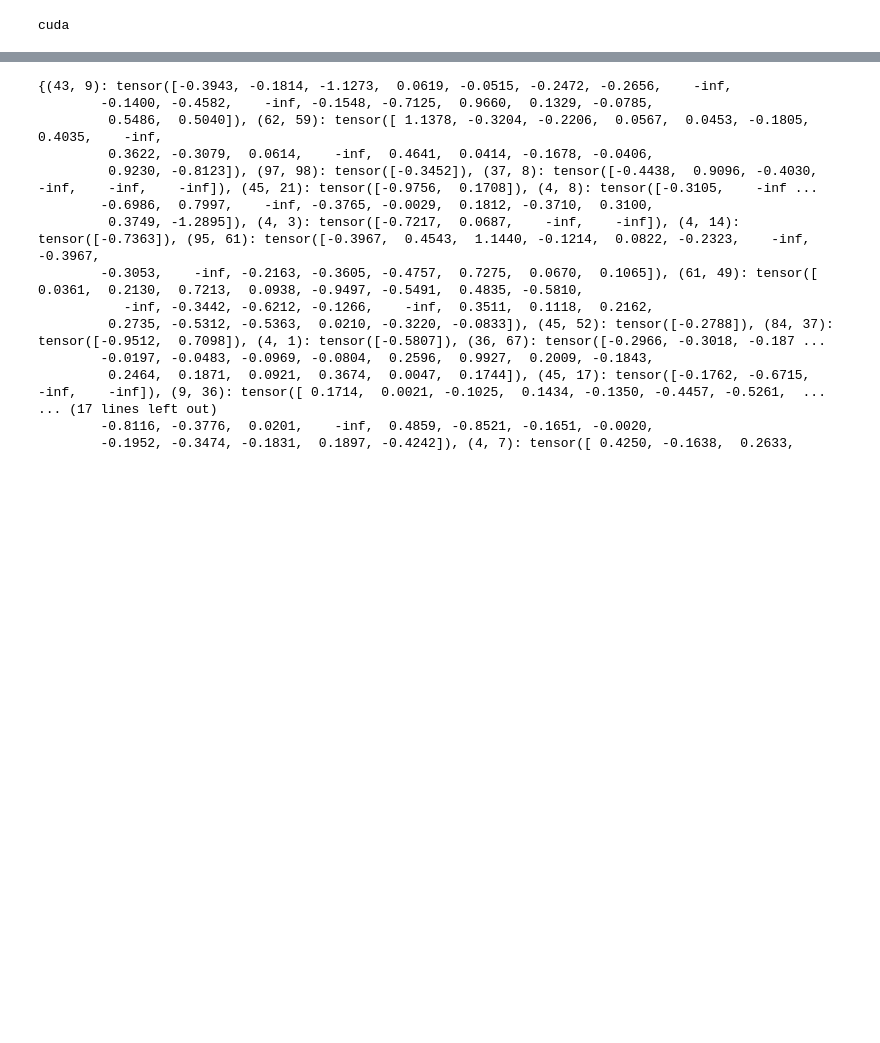
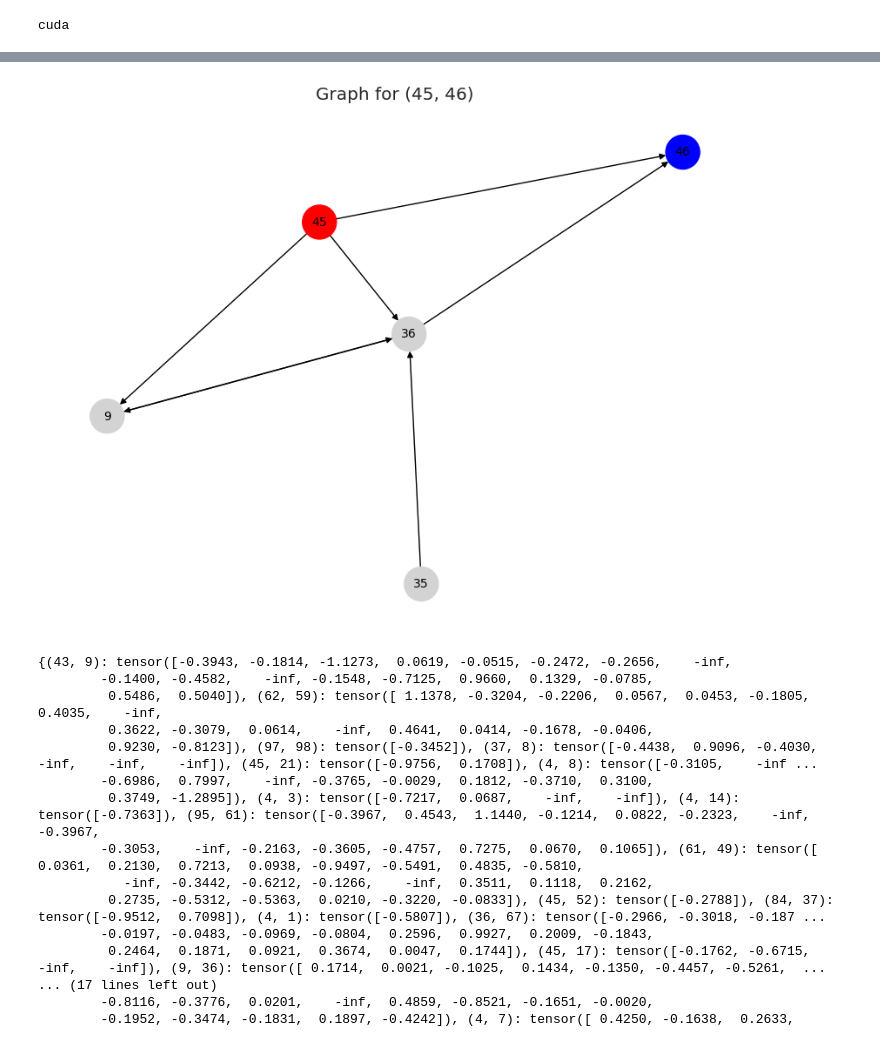
Before and after one commit to younggun339/PGELink, a Jupyter notebook: page-link-path-based-gnn-explanation/test_explanations-no_ground_truth.ipynb, the cells around one changed output, grey strips where cells are left out. Cells and saved outputs as stored; diff of their text form; code cells hidden in the pictures; blank space fills up the shorter version.

Commit message:
플롯 과정이면 크게 다를게 없는데 경로 그래프가 왜이리 작지 싶었는데 valid ratio... 때문이었다..........

```diff
--- a/page-link-path-based-gnn-explanation/test_explanations-no_ground_truth.ipynb
+++ b/page-link-path-based-gnn-explanation/test_explanations-no_ground_truth.ipynb
@@ -134,3 +157,50 @@ defaultdict(<class 'list'>, {})
+# %%
+import networkx as nx
+import matplotlib.pyplot as plt
+import dgl
+def plot_comp_graph(comp_graphs, src_tgt):
+    """
+    comp_graphs에서 특정 (src, tgt) 쌍에 해당하는 서브그래프를 시각화하는 함수.
+
+    Parameters
+    ----------
+    comp_graphs : dict
+        경로 기반 GNN 설명을 위한 서브그래프 사전. 키는 (src, tgt) 튜플이고 값은
+        [comp_g_src_nid, comp_g_tgt_nid, comp_g, comp_g_feat_nids] 리스트입니다.
+
+    src_tgt : tuple
+        시각화할 (source node, target node) 키 값.
+
+    Returns
+    -------
+    None
+    """
+    if src_tgt not in comp_graphs:
+        print(f"'{src_tgt}' 키에 해당하는 그래프가 없습니다.")
+        return
+
+    comp_g_src_nid, comp_g_tgt_nid, comp_g, comp_g_feat_nids = comp_graphs[src_tgt]
+
+    # DGL 그래프를 NetworkX 그래프로 변환
+    nx_graph = dgl.to_networkx(comp_g.cpu(), node_attrs=['id'])
+
+    # 노드 ID 매핑 (DGL 노드 ID → 실제 ID)
+    node_labels = {node: int(comp_g.ndata['id'][node].item()) for node in nx_graph.nodes()}
+
+    # 그래프 시각화
+    plt.figure(figsize=(8, 6))
+    pos = nx.spring_layout(nx_graph, seed=42)  # 노드 배치
+
+    # 노드 색상 설정 (source는 빨강, target은 파랑)
+    node_colors = ['red' if node == comp_g_src_nid else 'blue' if node == comp_g_tgt_nid else 'lightgray' for node in nx_graph.nodes()]
+
+    nx.draw(nx_graph, pos, with_labels=True, labels=node_labels, node_color=node_colors, edge_color='black', node_size=800, font_size=10)
+    plt.title(f"Graph for {src_tgt}")
+    plt.show()
+# %%
+plot_comp_graph(comp_graphs,src_tgt)
+# %% [output]
+[figure, added]
 # %%
 saved_model_name = "basic_data_Ecoli1_InSilicoSize100_model"
 eval_explainer_names = ['pagelink']
```
Also changed, not shown: parts of 6 cells of this notebook, 3 other files.
